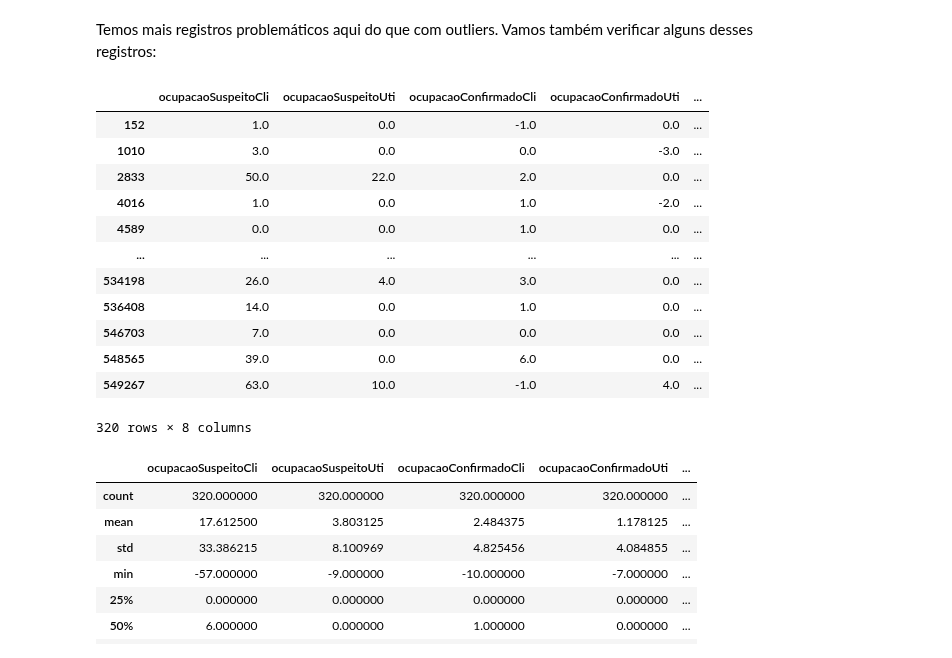
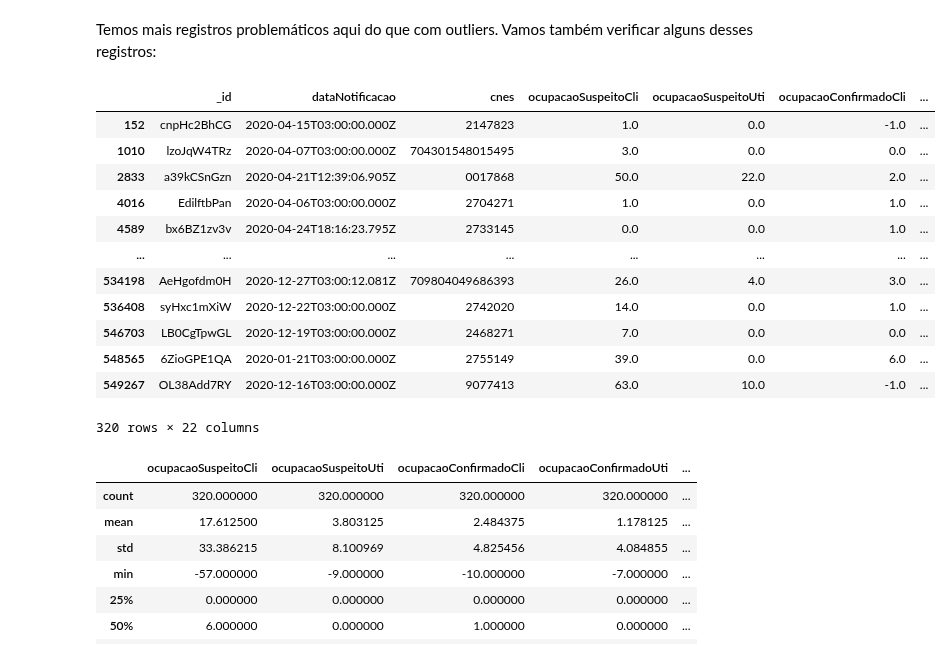
Before and after one commit to lucascorumba/study-projects, a Jupyter notebook: covid-hospital/analysis.ipynb, the cells around one changed output. Drawn from its saved outputs; the diff is of its cells as text; code cells hidden in the pictures.

```diff
--- a/covid-hospital/analysis.ipynb
+++ b/covid-hospital/analysis.ipynb
@@ -716,21 +716,21 @@ Total de registros com ao menos 1 campo negativo: 320
 # %% [markdown]
 Temos mais registros problemáticos aqui do que com outliers. Vamos também verificar alguns desses registros:
 # %%
-df[cols][negative_vals]
+df.loc[negative_vals]
 # %% [output]
-|  | ocupacaoSuspeitoCli | ocupacaoSuspeitoUti | ocupacaoConfirmadoCli | ocupacaoConfirmadoUti | ... |
-| 152 | 1.0 | 0.0 | -1.0 | 0.0 | ... |
-| 1010 | 3.0 | 0.0 | 0.0 | -3.0 | ... |
-| 2833 | 50.0 | 22.0 | 2.0 | 0.0 | ... |
-| 4016 | 1.0 | 0.0 | 1.0 | -2.0 | ... |
-| 4589 | 0.0 | 0.0 | 1.0 | 0.0 | ... |
-| ... | ... | ... | ... | ... | ... |
-| 534198 | 26.0 | 4.0 | 3.0 | 0.0 | ... |
-| 536408 | 14.0 | 0.0 | 1.0 | 0.0 | ... |
-| 546703 | 7.0 | 0.0 | 0.0 | 0.0 | ... |
-| 548565 | 39.0 | 0.0 | 6.0 | 0.0 | ... |
-| 549267 | 63.0 | 10.0 | -1.0 | 4.0 | ... |
+|  | _id | dataNotificacao | cnes | ocupacaoSuspeitoCli | ocupacaoSuspeitoUti | ocupacaoConfirmadoCli | ... |
+| 152 | cnpHc2BhCG | 2020-04-15T03:00:00.000Z | 2147823 | 1.0 | 0.0 | -1.0 | ... |
+| 1010 | lzoJqW4TRz | 2020-04-07T03:00:00.000Z | 704301548015495 | 3.0 | 0.0 | 0.0 | ... |
+| 2833 | a39kCSnGzn | 2020-04-21T12:39:06.905Z | 0017868 | 50.0 | 22.0 | 2.0 | ... |
+| 4016 | EdilftbPan | 2020-04-06T03:00:00.000Z | 2704271 | 1.0 | 0.0 | 1.0 | ... |
+| 4589 | bx6BZ1zv3v | 2020-04-24T18:16:23.795Z | 2733145 | 0.0 | 0.0 | 1.0 | ... |
+| ... | ... | ... | ... | ... | ... | ... | ... |
+| 534198 | AeHgofdm0H | 2020-12-27T03:00:12.081Z | 709804049686393 | 26.0 | 4.0 | 3.0 | ... |
+| 536408 | syHxc1mXiW | 2020-12-22T03:00:00.000Z | 2742020 | 14.0 | 0.0 | 1.0 | ... |
+| 546703 | LB0CgTpwGL | 2020-12-19T03:00:00.000Z | 2468271 | 7.0 | 0.0 | 0.0 | ... |
+| 548565 | 6ZioGPE1QA | 2020-01-21T03:00:00.000Z | 2755149 | 39.0 | 0.0 | 6.0 | ... |
+| 549267 | OL38Add7RY | 2020-12-16T03:00:00.000Z | 9077413 | 63.0 | 10.0 | -1.0 | ... |
-320 rows × 8 columns
+320 rows × 22 columns
 # %%
 df[cols][negative_vals].describe()
 # %% [output]
```
Also changed, not shown: parts of 9 cells of this notebook.
